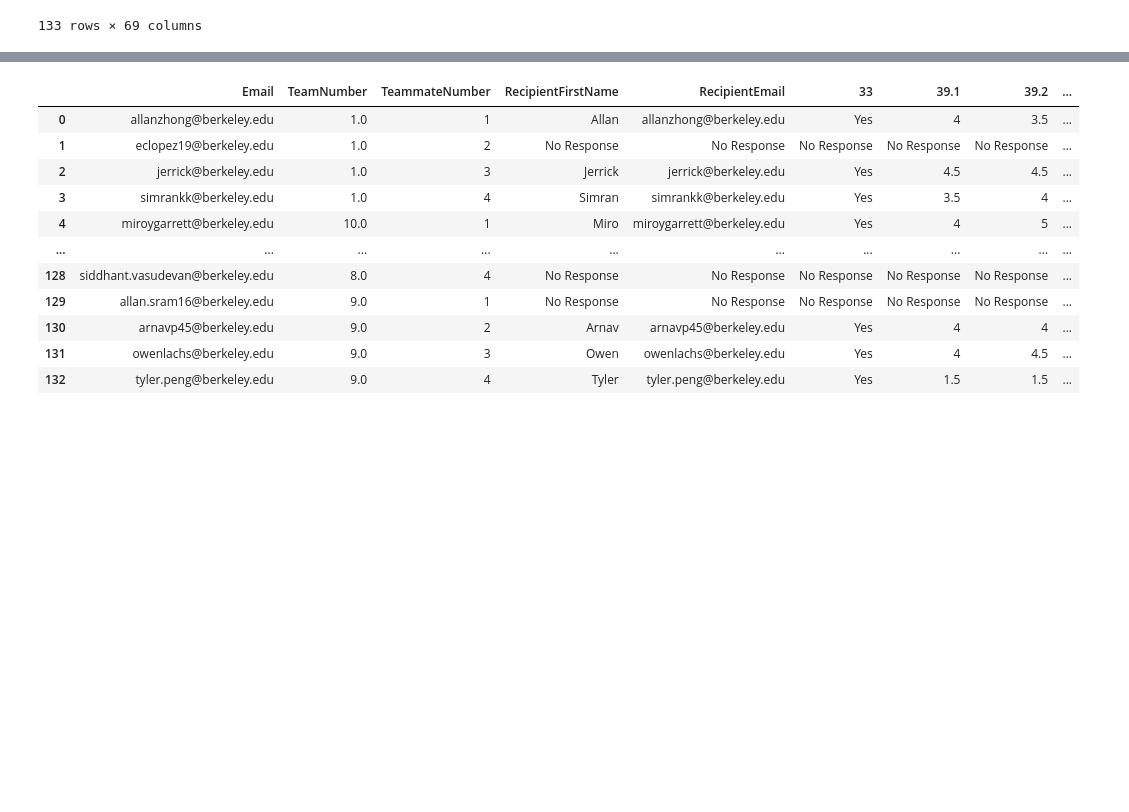
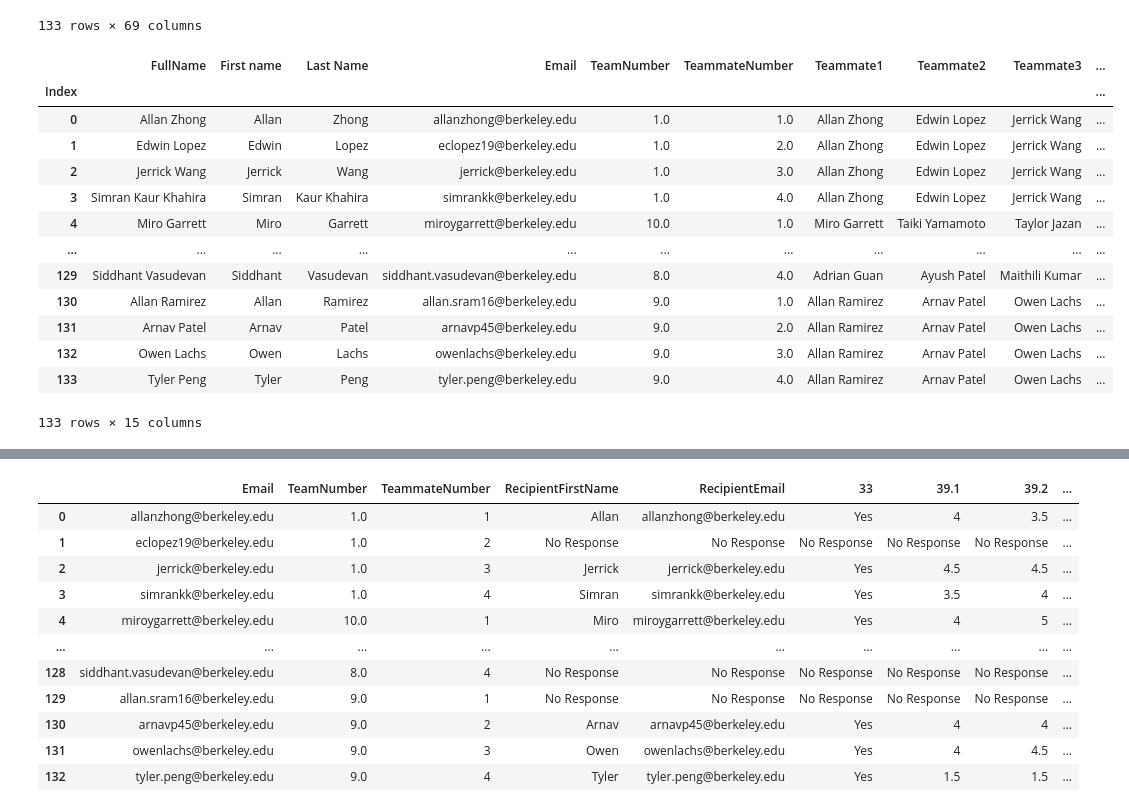
Before and after one commit to teamingbydesign/txd-pipeline, a Jupyter notebook: automation/test.ipynb, the cells around one changed output, grey strips where cells are left out. Drawn from its saved outputs; the diff is of its cells as text; code cells hidden in the pictures; blank space fills up the shorter version.

```diff
--- a/automation/test.ipynb
+++ b/automation/test.ipynb
@@ -39,6 +32,23 @@ full_cleaned
 roster = pd.read_csv("E29_Qualtrics_Roster_EOS.csv", index_col=0)
 dictionary = pd.read_csv("E29_QUESTION_DICTIONARY.csv", index_col=0)
 dictionary.index = dictionary.index.astype(str)
+# %%
+roster
+# %% [output]
+|  | FullName | First name | Last Name | Email | TeamNumber | TeammateNumber | Teammate1 | Teammate2 | Teammate3 | ... |
+| Index |  |  |  |  |  |  |  |  |  | ... |
+| 0 | Allan Zhong | Allan | Zhong | allanzhong@berkeley.edu | 1.0 | 1.0 | Allan Zhong | Edwin Lopez | Jerrick Wang | ... |
+| 1 | Edwin Lopez | Edwin | Lopez | eclopez19@berkeley.edu | 1.0 | 2.0 | Allan Zhong | Edwin Lopez | Jerrick Wang | ... |
+| 2 | Jerrick Wang | Jerrick | Wang | jerrick@berkeley.edu | 1.0 | 3.0 | Allan Zhong | Edwin Lopez | Jerrick Wang | ... |
+| 3 | Simran Kaur Khahira | Simran | Kaur Khahira | simrankk@berkeley.edu | 1.0 | 4.0 | Allan Zhong | Edwin Lopez | Jerrick Wang | ... |
+| 4 | Miro Garrett | Miro | Garrett | miroygarrett@berkeley.edu | 10.0 | 1.0 | Miro Garrett | Taiki Yamamoto | Taylor Jazan | ... |
+| ... | ... | ... | ... | ... | ... | ... | ... | ... | ... | ... |
+| 129 | Siddhant Vasudevan | Siddhant | Vasudevan | siddhant.vasudevan@berkeley.edu | 8.0 | 4.0 | Adrian Guan | Ayush Patel | Maithili Kumar | ... |
+| 130 | Allan Ramirez | Allan | Ramirez | allan.sram16@berkeley.edu | 9.0 | 1.0 | Allan Ramirez | Arnav Patel | Owen Lachs | ... |
+| 131 | Arnav Patel | Arnav | Patel | arnavp45@berkeley.edu | 9.0 | 2.0 | Allan Ramirez | Arnav Patel | Owen Lachs | ... |
+| 132 | Owen Lachs | Owen | Lachs | owenlachs@berkeley.edu | 9.0 | 3.0 | Allan Ramirez | Arnav Patel | Owen Lachs | ... |
+| 133 | Tyler Peng | Tyler | Peng | tyler.peng@berkeley.edu | 9.0 | 4.0 | Allan Ramirez | Arnav Patel | Owen Lachs | ... |
+133 rows × 15 columns
 # %%
 quant = dictionary.query('`type` == "quantitative"').index.to_list()
 numerical_data = full_cleaned[['TeamNumber', 'TeammateNumber']].join(full_cleaned[quant])
```
Also changed, not shown: parts of 10 cells of this notebook, 9 other files.
